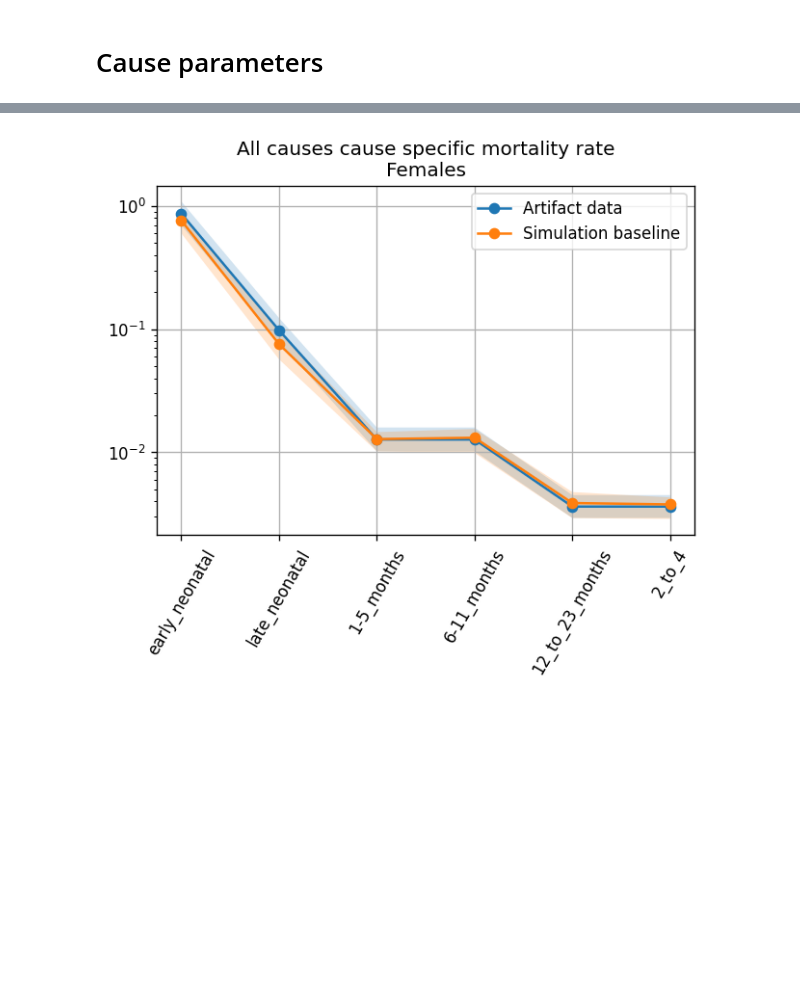
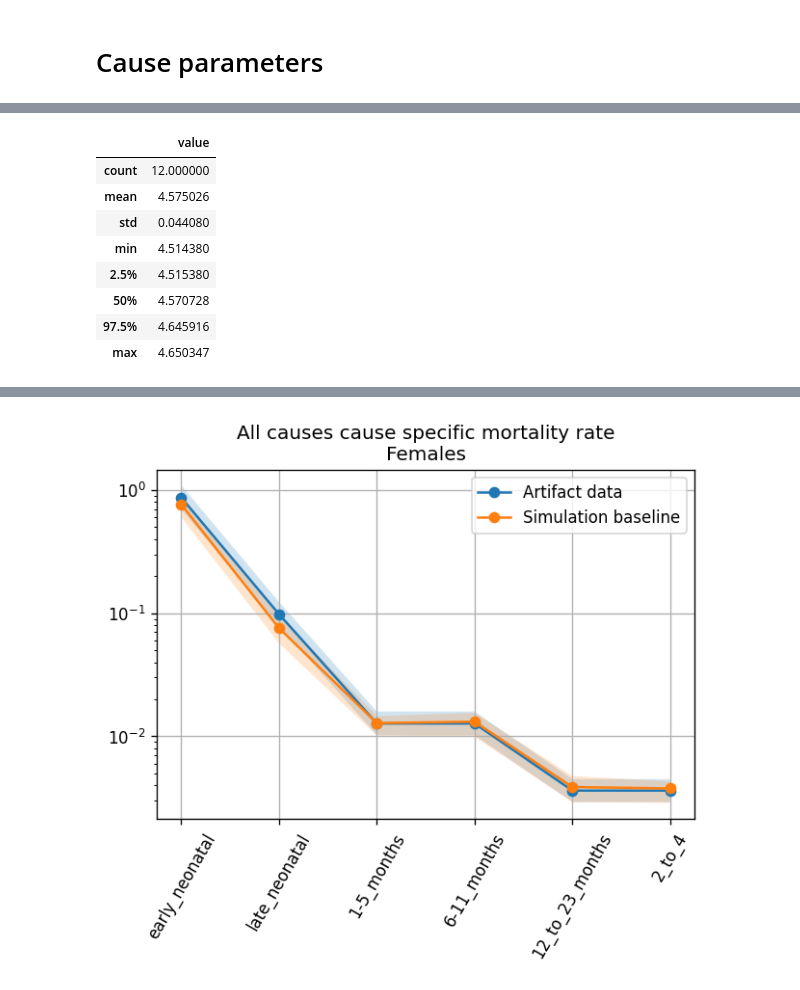
Before and after one commit to ihmeuw/vivarium_research_ciff_sam, a Jupyter notebook: model_validation/model6/model_6.2.1_gbd_verification.ipynb, the cells around one changed output, grey strips where cells are left out. Saved outputs shown, nothing was run; the diff lists cells and outputs as text; code cells hidden in the pictures; blank space fills up the shorter version.

```diff
--- a/model_validation/model6/model_6.2.1_gbd_verification.ipynb
+++ b/model_validation/model6/model_6.2.1_gbd_verification.ipynb
@@ -556,6 +556,26 @@ deaths.head()
 | 2 | 2 | female | 2022 | diarrheal_diseases | death | 29 | baseline | 0.0 | moderate_acute_malnutrition | early_neonatal |
 | 3 | 3 | female | 2022 | diarrheal_diseases | death | 29 | baseline | 1.0 | severe_acute_malnutrition | early_neonatal |
 | 4 | 4 | female | 2022 | diarrheal_diseases | death | 29 | baseline | 3.0 | susceptible_to_child_wasting | late_neonatal |
+# %%
+t = (transitions.loc[(transitions.scenario=='baseline')
+                   &(transitions.age.isin(['6-11_months','12_to_23_months','2_to_4']))
+                   &(transitions.measure=='diarrheal_diseases_to_susceptible_to_diarrheal_diseases_event_count')]
+     .groupby('input_draw').sum())[['value']]
+p = (dd_pt.loc[(dd_pt.scenario=='baseline')
+              &(dd_pt.age.isin(['6-11_months','12_to_23_months','2_to_4']))
+              &(dd_pt.cause=='diarrheal_diseases')]
+     .groupby('input_draw').sum())[['value']]
+(365/(t/p)).describe(percentiles=[0.025,0.975])
+# %% [output]
+|  | value |
+| count | 12.000000 |
+| mean | 4.575026 |
+| std | 0.044080 |
+| min | 4.514380 |
+| 2.5% | 4.515380 |
+| 50% | 4.570728 |
+| 97.5% | 4.645916 |
+| max | 4.650347 |
 # %%
 def calculate_csmr():
     d = deaths.loc[deaths.scenario=='baseline']
```
Also changed, not shown: 25 other files.
